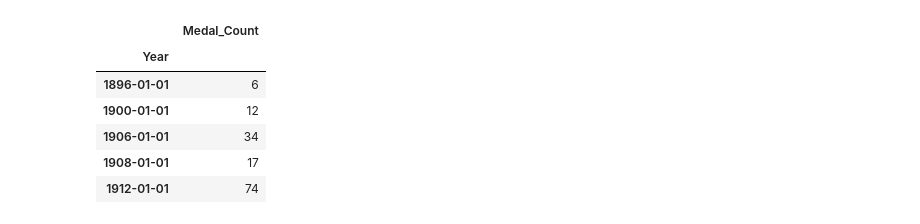
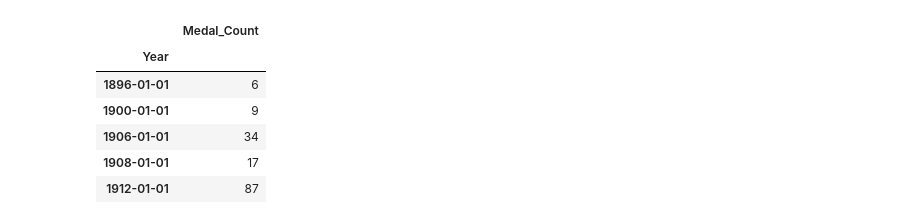
Before and after one commit to cynthiaWEpicCoder/MCM, a Jupyter notebook: ARIMAtester.ipynb, the cells around one changed output. Saved outputs shown, nothing was run; the diff lists cells and outputs as text; code cells hidden in the pictures.

```diff
--- a/ARIMAtester.ipynb
+++ b/ARIMAtester.ipynb
@@ -17,25 +17,20 @@ data.head()
 | 3 | Edgar Aabye | M | Denmark/Sweden | DEN | 1900 | Paris | Tug-Of-War | Tug-Of-War Men's Tug-Of-War | Gold |
 | 4 | Cornelia (-strannood) | F | Netherlands | NED | 1932 | Los Angeles | Athletics | Athletics Women's 100 metres | No medal |
 # %%
-# Filter the dataset for Denmark's performance
-denmark_data = data[data['Team'].str.contains('Denmark', na=False)]
-
-# Aggregate the number of medals won per year (excluding "No medal")
+denmark_data = data[data['NOC'].str.contains('DEN', na=False)]
 denmark_medals = denmark_data[denmark_data['Medal'] != 'No medal'].groupby('Year').size()
 
-# Convert to a DataFrame and ensure the index is a proper datetime type
 denmark_medals = denmark_medals.reset_index(name='Medal_Count')
 denmark_medals['Year'] = pd.to_datetime(denmark_medals['Year'], format='%Y')
 denmark_medals = denmark_medals.set_index('Year')
 
-# Display the aggregated medal counts
 denmark_medals.head()
 # %% [output]
 |  | Medal_Count |
 | Year |  |
 | 1896-01-01 | 6 |
-| 1900-01-01 | 12 |
+| 1900-01-01 | 9 |
 | 1906-01-01 | 34 |
 | 1908-01-01 | 17 |
-| 1912-01-01 | 74 |
+| 1912-01-01 | 87 |
 # %%
```
Also changed, not shown: parts of 2 cells of this notebook.
